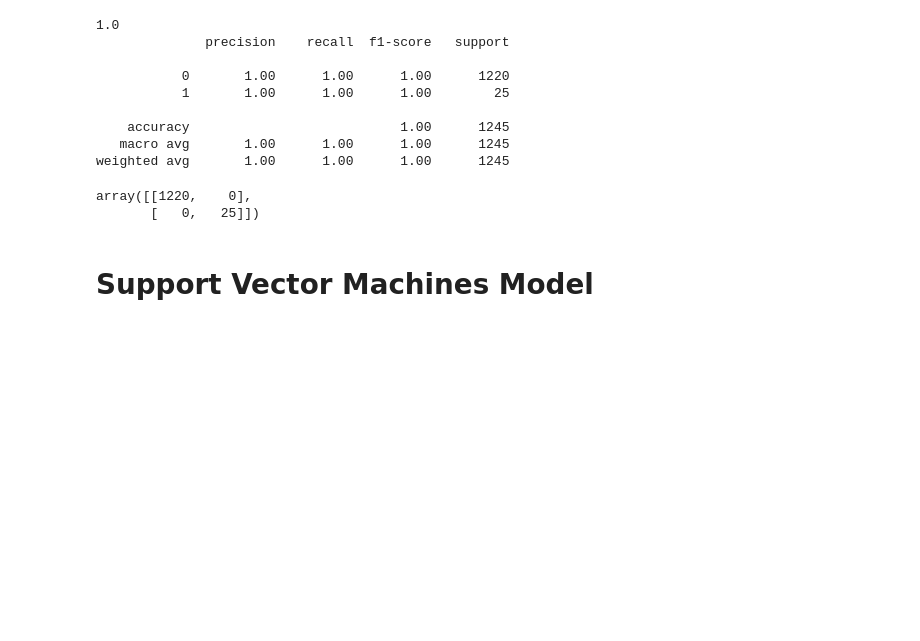
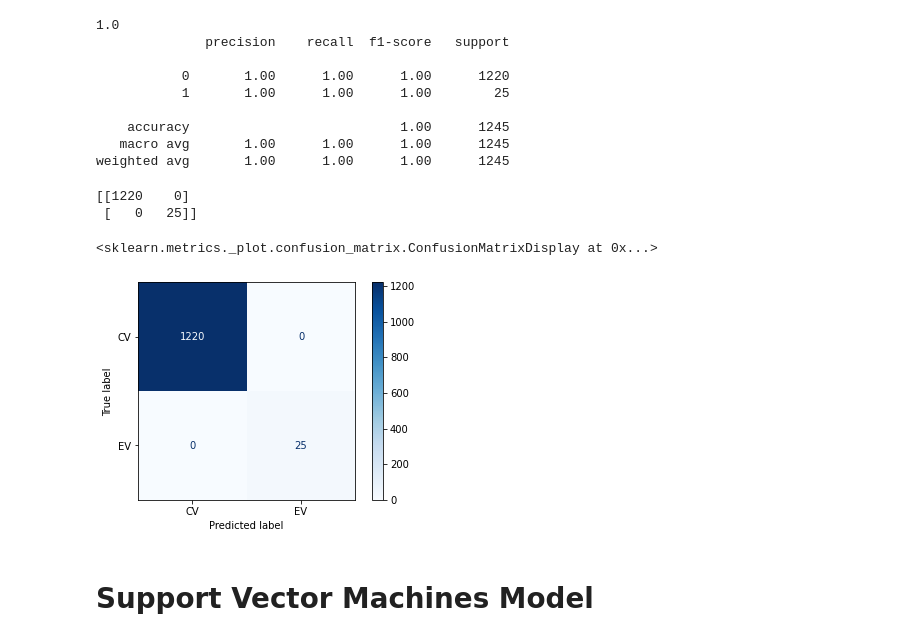
Before and after one commit to Chomchanok/Term_Project, a Jupyter notebook: model.ipynb, the cells around one changed output. Saved outputs shown, nothing was run; the diff lists cells and outputs as text; code cells hidden in the pictures; blank space fills up the shorter version.

Commit message:
visualize confusion matrix plot

```diff
--- a/model.ipynb
+++ b/model.ipynb
@@ -189,11 +189,14 @@ print(classification_report(y_test, res_pred))
     accuracy                           1.00      1245
    macro avg       1.00      1.00      1.00      1245
 weighted avg       1.00      1.00      1.00      1245
-# %%
-print(confusion_matrix(res_pred , y_test))
-# %% [output]
-array([[1220,    0],
-       [   0,   25]])
+# %%
+print(confusion_matrix(res_pred , y_test))
+plot_confusion_matrix(modelClf, X_test, y_test, display_labels=["CV", "EV"], cmap=plt.cm.Blues)
+# %% [output]
+[[1220    0]
+ [   0   25]]
+<sklearn.metrics._plot.confusion_matrix.ConfusionMatrixDisplay at 0x...>
+[figure, added]
 # %% [markdown]
 # Support Vector Machines Model
 # %%
```
